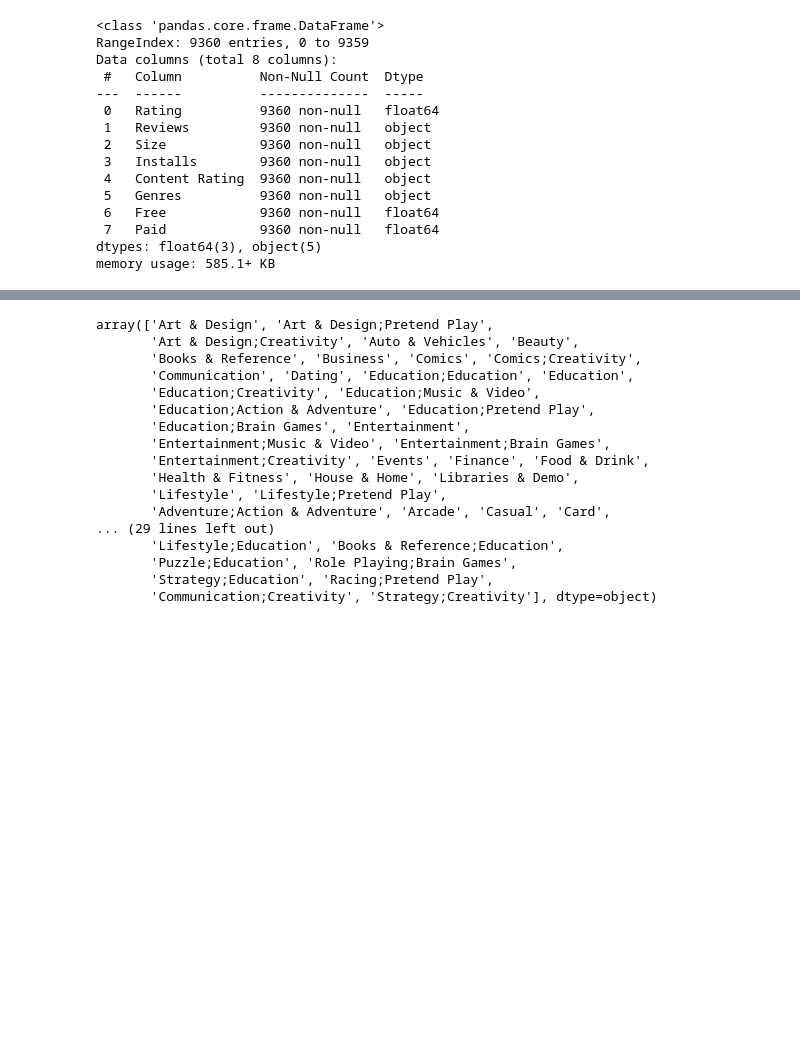
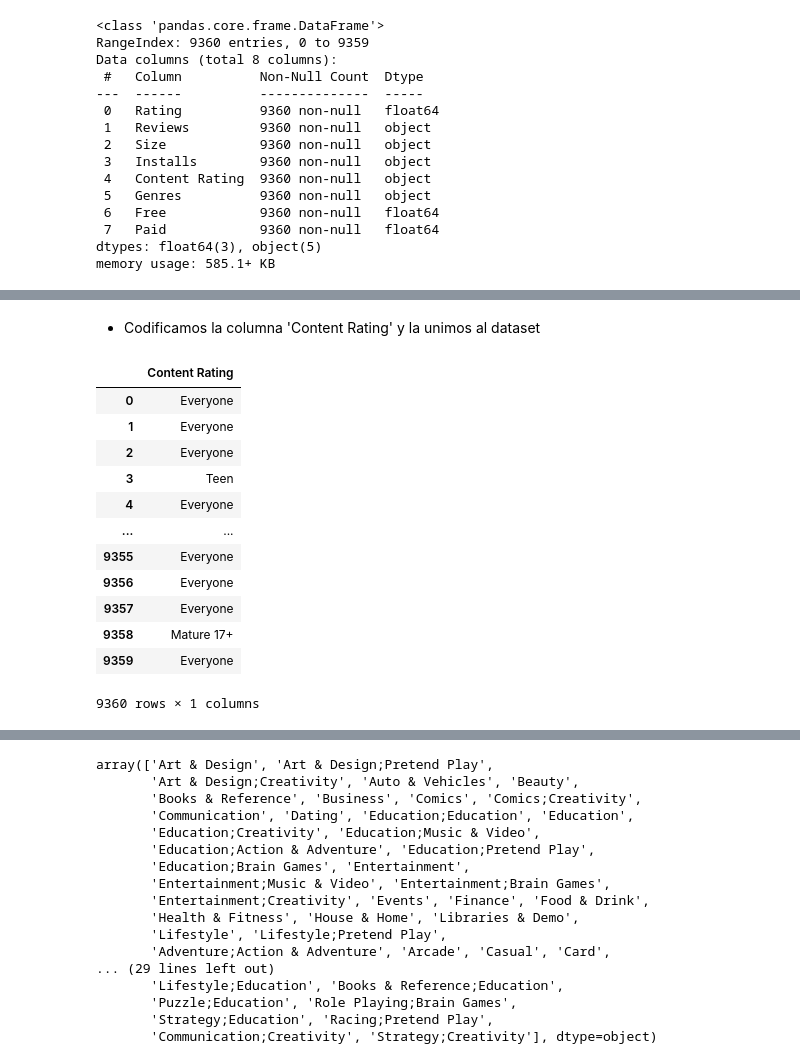
Before and after one commit to DaniPaz12/VisualStudioThings, a Jupyter notebook: IA/Notebooks CLASIFICACION Y CLUSTERING/Clasificación Google Play Store App.ipynb, the cells around one changed output, grey strips where cells are left out. Cells and saved outputs as stored; diff of their text form; code cells hidden in the pictures; blank space fills up the shorter version.

```diff
--- a/IA/Notebooks CLASIFICACION Y CLUSTERING/Clasificación Google Play Store App.ipynb
+++ b/IA/Notebooks CLASIFICACION Y CLUSTERING/Clasificación Google Play Store App.ipynb
@@ -291 +306,20 @@ memory usage: 585.1+ KB
+# %% [markdown]
+- Codificamos la columna 'Content Rating' y la unimos al dataset
+# %%
+Apps_content = Apps_drop[ ['Content Rating'] ] # Creamos la variable con la columna 'Content Rating'
+Apps_content
+# %% [output]
+|  | Content Rating |
+| 0 | Everyone |
+| 1 | Everyone |
+| 2 | Everyone |
+| 3 | Teen |
+| 4 | Everyone |
+| ... | ... |
+| 9355 | Everyone |
+| 9356 | Everyone |
+| 9357 | Everyone |
+| 9358 | Mature 17+ |
+| 9359 | Everyone |
+9360 rows × 1 columns
 # %%
```
Also changed, not shown: parts of 36 cells of this notebook.
